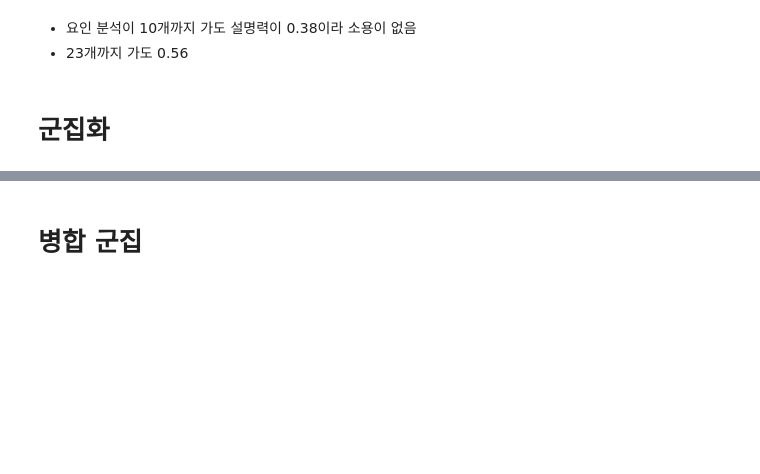
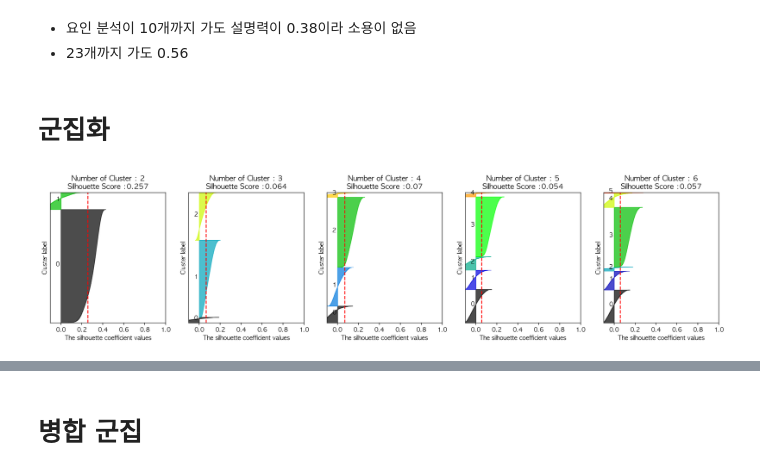
Before and after one commit to NayeonKeum/BigContest2022, a Jupyter notebook: code/clustering_nkeum.ipynb, the cells around one changed output, grey strips where cells are left out. Drawn from its saved outputs; the diff is of its cells as text; code cells hidden in the pictures; blank space fills up the shorter version.

Commit message:
[nkeum/feat] Update: clustering ing

```diff
--- a/code/clustering_nkeum.ipynb
+++ b/code/clustering_nkeum.ipynb
@@ -310,0 +379,19 @@ print(max, num)
+# %%
+from sklearn.decomposition import PCA
+
+max = 0
+num = 0
+for i in range(1, 100):
+    pca = PCA(n_components=i)  # 주성분을 몇개로 할지 결정
+    printcipalComponents = pca.fit_transform(X_route)
+    # , columns=['principal component1', 'principal component2'])
+    principalDf = pd.DataFrame(data=printcipalComponents)
+    if sum(pca.explained_variance_ratio_) > max:
+        max = sum(pca.explained_variance_ratio_)
+        num = i
+        if max > 0.75:
+            break
+
+print(max, num, len(X_route.columns))
+
+X_cluster=principalDf.copy()
@@ -443,3 +530,22 @@ X_cluster=principalDf.copy()
+# %%
+pca_list=[7, 8, 10]
+for i in range(3):
+    pca = PCA(n_components=pca_list[i])  # 주성분을 몇개로 할지 결정
+    if i==0:
+        printcipalComponents = pca.fit_transform(X_route)
+        X_cluster_r = pd.DataFrame(data=printcipalComponents)
+    elif i==1:
+        printcipalComponents = pca.fit_transform(X_log)
+        X_cluster_l = pd.DataFrame(data=printcipalComponents)
+    else:
+        printcipalComponents = pca.fit_transform(X_spec)
+        X_cluster_s = pd.DataFrame(data=printcipalComponents)
+
+
+# X_cluster_r=principalDf.copy() # 7
+# X_cluster_l=principalDf.copy() # 8
+# X_cluster_s=principalDf.copy() # 10
+X_cluster_2=FAdf.copy()
 # %% [markdown]
 # 군집화
 # %%
@@ -502,4 +608,8 @@ def visualize_silhouette_kmeans(cluster_lists, X_features):
             y_lower = y_upper + 10
 
         axs[ind].axvline(x=sil_avg, color="red", linestyle="--")
+# %%
+visualize_silhouette_kmeans([2, 3, 4, 5, 6], X_corred) # 88분
+# %% [output]
+[figure, added]
 # %%
```
Also changed, not shown: parts of 23 cells of this notebook.
